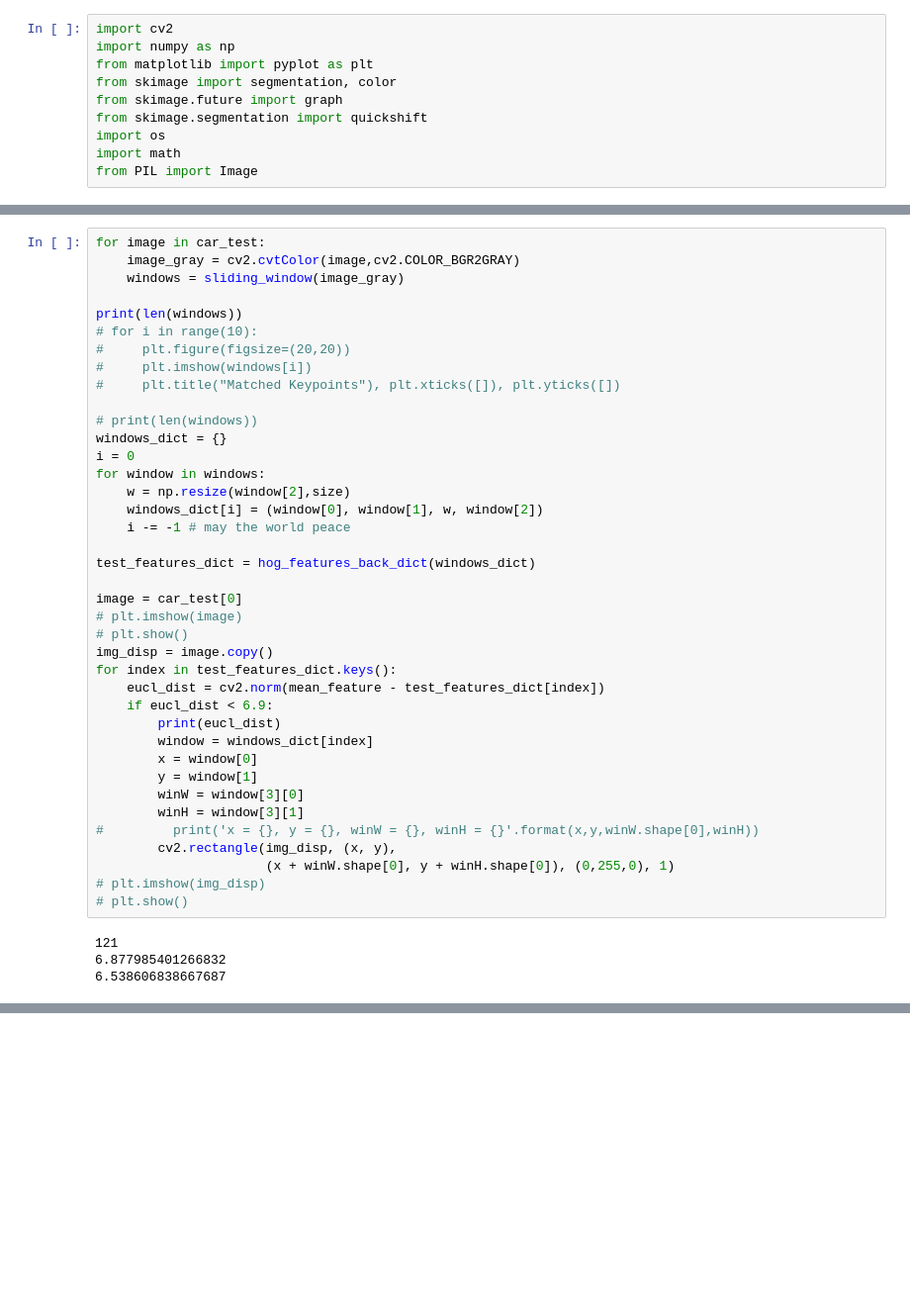
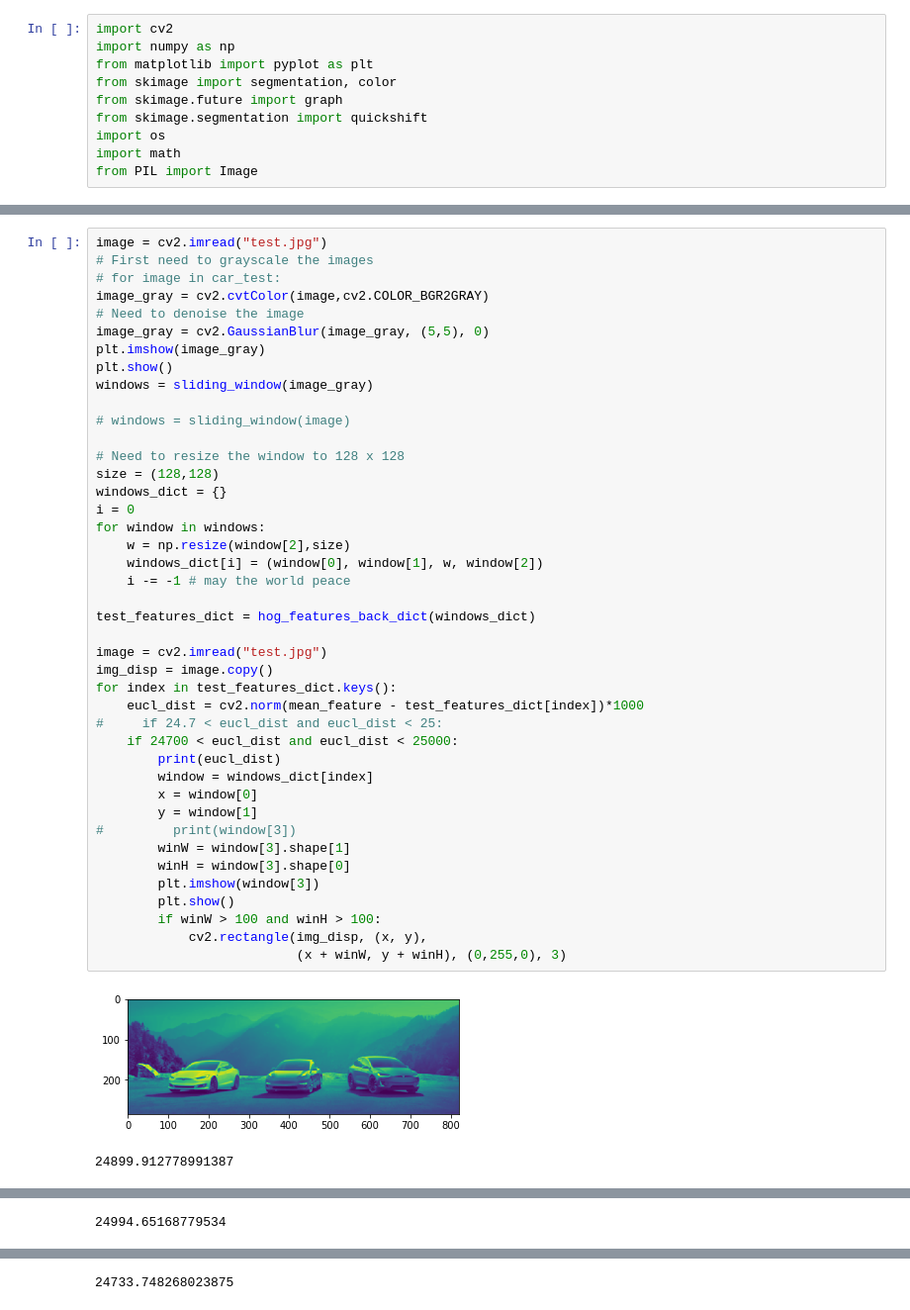
Before and after one commit to alextorabi/ECSE415, a Jupyter notebook: Assignment_2/A2.3.ipynb, the cells around one changed output, grey strips where cells are left out. Shown at 99% size. Saved outputs shown, nothing was run; the diff lists cells and outputs as text; blank space fills up the shorter version.

```diff
--- a/Assignment_2/A2.3.ipynb
+++ b/Assignment_2/A2.3.ipynb
@@ -158,43 +150,45 @@ for i in sorted(range(9)):
 # %%
-for image in car_test:
-    image_gray = cv2.cvtColor(image,cv2.COLOR_BGR2GRAY)
-    windows = sliding_window(image_gray)
+image = cv2.imread("test.jpg")
+# First need to grayscale the images
+# for image in car_test:
+image_gray = cv2.cvtColor(image,cv2.COLOR_BGR2GRAY)
+# Need to denoise the image
+image_gray = cv2.GaussianBlur(image_gray, (5,5), 0)
+plt.imshow(image_gray)
+plt.show()
+windows = sliding_window(image_gray)
 
-print(len(windows))
-# for i in range(10):
-#     plt.figure(figsize=(20,20))
-#     plt.imshow(windows[i])
-#     plt.title("Matched Keypoints"), plt.xticks([]), plt.yticks([])
+# windows = sliding_window(image)
 
-# print(len(windows))
+# Need to resize the window to 128 x 128
+size = (128,128)
 windows_dict = {}
 i = 0
 for window in windows:
     w = np.resize(window[2],size)
     windows_dict[i] = (window[0], window[1], w, window[2])
     i -= -1 # may the world peace
 
 test_features_dict = hog_features_back_dict(windows_dict)
 
-image = car_test[0]
-# plt.imshow(image)
-# plt.show()
+image = cv2.imread("test.jpg")
 img_disp = image.copy()
 for index in test_features_dict.keys():
-    eucl_dist = cv2.norm(mean_feature - test_features_dict[index])
-    if eucl_dist < 6.9:
+    eucl_dist = cv2.norm(mean_feature - test_features_dict[index])*1000
+#     if 24.7 < eucl_dist and eucl_dist < 25:
+    if 24700 < eucl_dist and eucl_dist < 25000:
         print(eucl_dist)
         window = windows_dict[index]
         x = window[0]
         y = window[1]
-        winW = window[3][0]
-        winH = window[3][1]
-#         print('x = {}, y = {}, winW = {}, winH = {}'.format(x,y,winW.shape[0],winH))
-        cv2.rectangle(img_disp, (x, y),
-                      (x + winW.shape[0], y + winH.shape[0]), (0,255,0), 1)
-# plt.imshow(img_disp)
-# plt.show()
+#         print(window[3])
+        winW = window[3].shape[1]
+        winH = window[3].shape[0]
+        plt.imshow(window[3])
+        plt.show()
+        if winW > 100 and winH > 100:
+            cv2.rectangle(img_disp, (x, y),
+                          (x + winW, y + winH), (0,255,0), 3)
 # %% [output]
+[figure, added]
-121
-6.877985401266832
-6.538606838667687
+24899.912778991387
@@ -200,0 +196 @@ for index in test_features_dict.keys():
+24994.65168779534
@@ -200,0 +198 @@ for index in test_features_dict.keys():
+24733.748268023875
```
Also changed, not shown: parts of 6 cells of this notebook, 2 other files.
